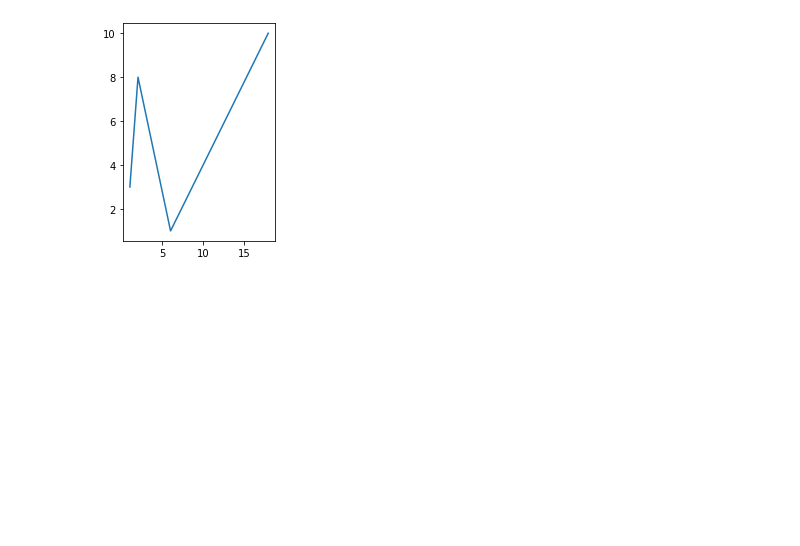
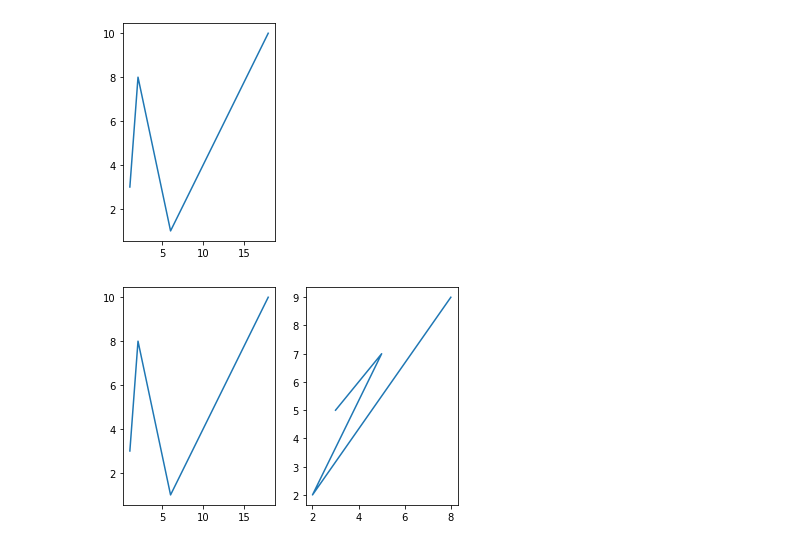
Before and after one commit to minhaj480/Python, a Jupyter notebook: minhaj/Minhaj2.ipynb, the cells around one changed output. Drawn from its saved outputs; the diff is of its cells as text; code cells hidden in the pictures; blank space fills up the shorter version.

```diff
--- a/minhaj/Minhaj2.ipynb
+++ b/minhaj/Minhaj2.ipynb
@@ -118,3 +118,17 @@ plt.plot(x,y)
 # %% [output]
 [<matplotlib.lines.Line2D at 0x...>]
 [figure]
+# %%
+import numpy as np
+import matplotlib.pyplot as plt
+x=np.array([1,2,6,18])
+y=np.array([3,8,1,10])
+plt.subplot(1,2,1)
+plt.plot(x,y)
+a=np.array([3,5,2,8])
+b=np.array([5,7,2,9])
+plt.subplot(1,2,2)
+plt.plot(a,b)
+plt.show()
+# %% [output]
+[figure, added]
```
Also changed, not shown: parts of 3 cells of this notebook.
